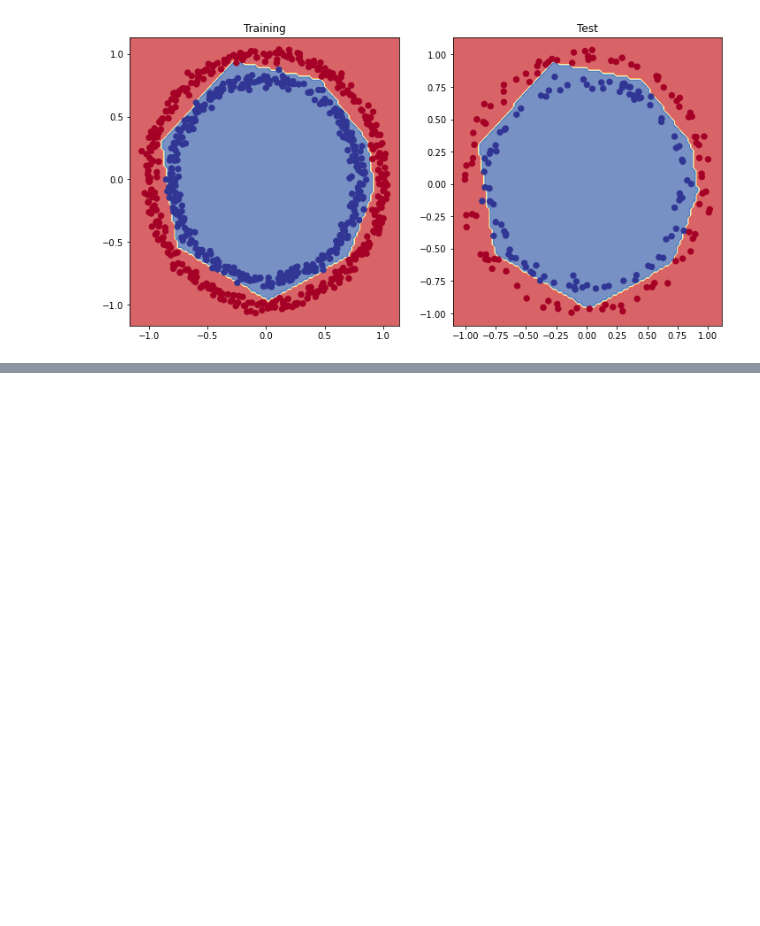
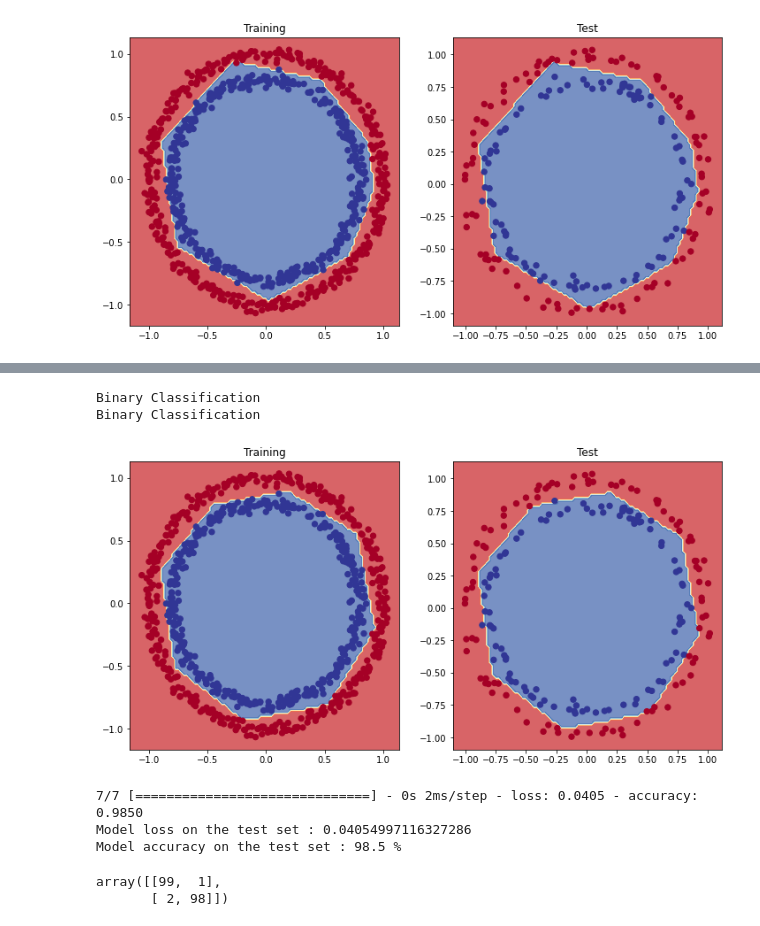
Before and after one commit to srikant-ai/Deep_Learning_TensorFlow, a Jupyter notebook: Nueral_Network_Classification_using_TensorFlow.ipynb, the cells around one changed output, grey strips where cells are left out. Saved outputs shown, nothing was run; the diff lists cells and outputs as text; code cells hidden in the pictures; blank space fills up the shorter version.

```diff
--- a/Nueral_Network_Classification_using_TensorFlow.ipynb
+++ b/Nueral_Network_Classification_using_TensorFlow.ipynb
@@ -499,0 +559,17 @@ Binary Classification
+# %%
+# Set the random set
+tf.random.set_seed(42)
+
+#1. Create the Model using the Sequential API
+model_11 = tf.keras.Sequential([
+          tf.keras.layers.Dense(4, activation=tf.keras.activations.relu),
+          tf.keras.layers.Dense(4, activation=tf.keras.activations.relu),
+          tf.keras.layers.Dense(1, activation=tf.keras.activations.sigmoid)
+          ])
+#2. Compile the Model
+model_11.compile(loss=tf.keras.losses.binary_crossentropy,
+                optimizer=tf.keras.optimizers.Adam(learning_rate=0.05),
+                metrics=["accuracy"])
+
+#3. Fit the Model
+history=model_11.fit(X_train,y_train,epochs=20,verbose=1)
@@ -499,0 +600,35 @@ Binary Classification
+# %%
+# Check out the predictions made by our model
+plt.figure(figsize=(12,6))
+plt.subplot(1,2,1)
+plt.title('Training')
+plot_decision_boundary(model=model_11,
+                      X=X_train,
+                      y=y_train)
+plt.subplot(1,2,2)
+plt.title('Test')
+plot_decision_boundary(model=model_11,
+                      X=X_test,
+                      y=y_test)
+plt.show()
+# %% [output]
+Binary Classification
+Binary Classification
+[figure, added]
+# %%
+ ### Check Accuracy of the Model
+
+loss, accuracy = model_11.evaluate(X_test,y_test)
+print('Model loss on the test set : {}'.format(loss))
+print('Model accuracy on the test set : {} %'.format(round(accuracy*100,2)))
+# %% [output]
+7/7 [==============================] - 0s 2ms/step - loss: 0.0405 - accuracy: 0.9850
+Model loss on the test set : 0.04054997116327286
+Model accuracy on the test set : 98.5 %
+# %%
+from sklearn.metrics import confusion_matrix
+y_preds = tf.round(model_11.predict(X_test))
+confusion_matrix(y_test,y_preds)
+# %% [output]
+array([[99,  1],
+       [ 2, 98]])
```
Also changed, not shown: parts of 14 cells of this notebook.
